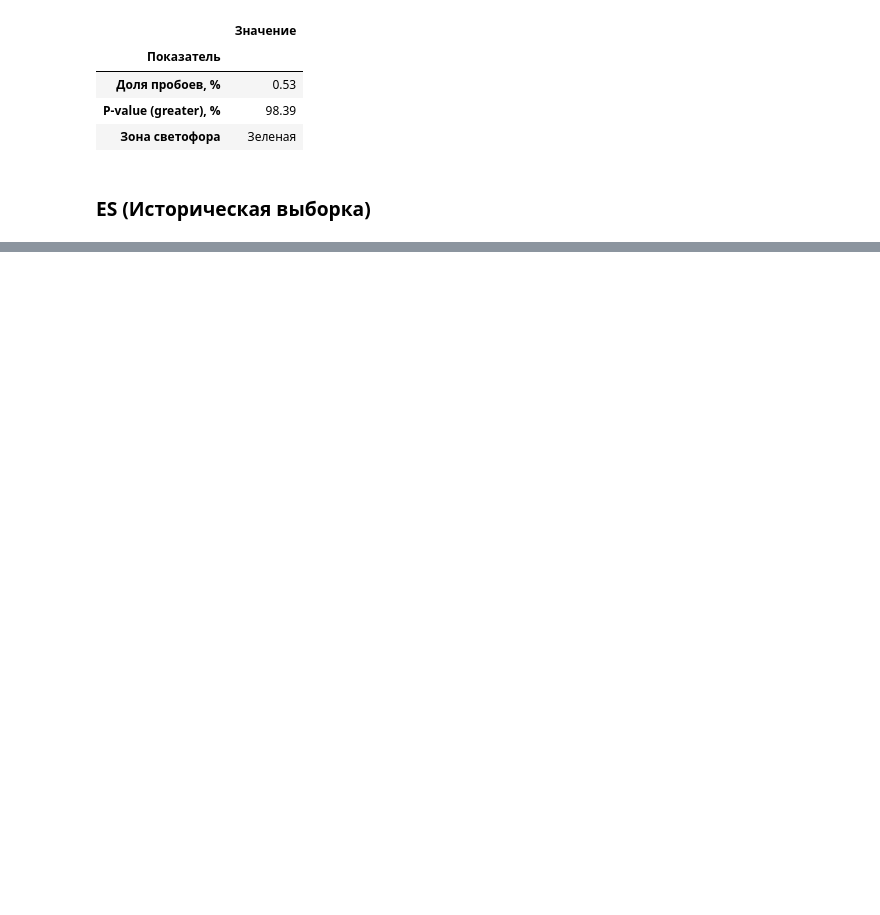
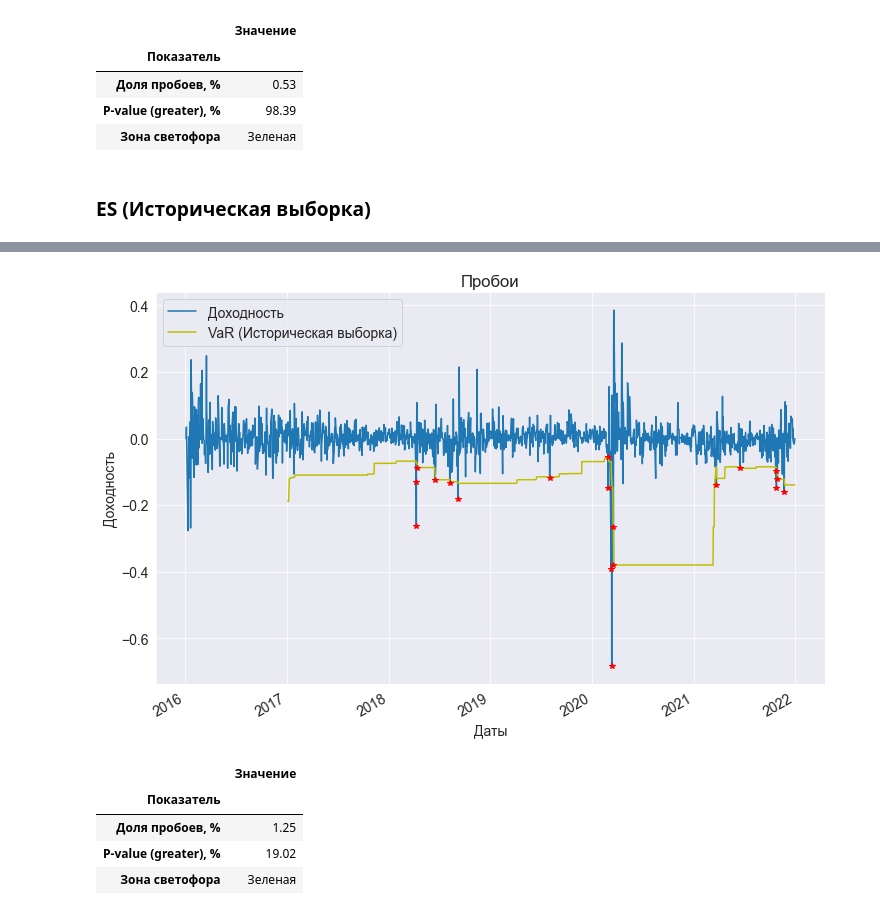
Before and after one commit to gaarutyunov/market-risk, a Jupyter notebook: notebooks/value_at_risk_portfolio.ipynb, the cells around one changed output, grey strips where cells are left out. Drawn from its saved outputs; the diff is of its cells as text; code cells hidden in the pictures; blank space fills up the shorter version.

```diff
--- a/notebooks/value_at_risk_portfolio.ipynb
+++ b/notebooks/value_at_risk_portfolio.ipynb
@@ -184,0 +195,12 @@ results_HS_ES
+# %%
+results_bonds_HS_VaR = bonds_group.backtest(metric=bonds_HS_VaR, metric_label='VaR (Историческая выборка)')
+plt.savefig('hits_bonds_HS_VaR.png')
+plt.show()
+results_bonds_HS_VaR
+# %% [output]
+[figure, added]
+|  | Значение |
+| Показатель |  |
+| Доля пробоев, % | 1.25 |
+| P-value (greater), % | 19.02 |
+| Зона светофора | Зеленая |
```
Also changed, not shown: parts of 17 cells of this notebook, 13 other files.
